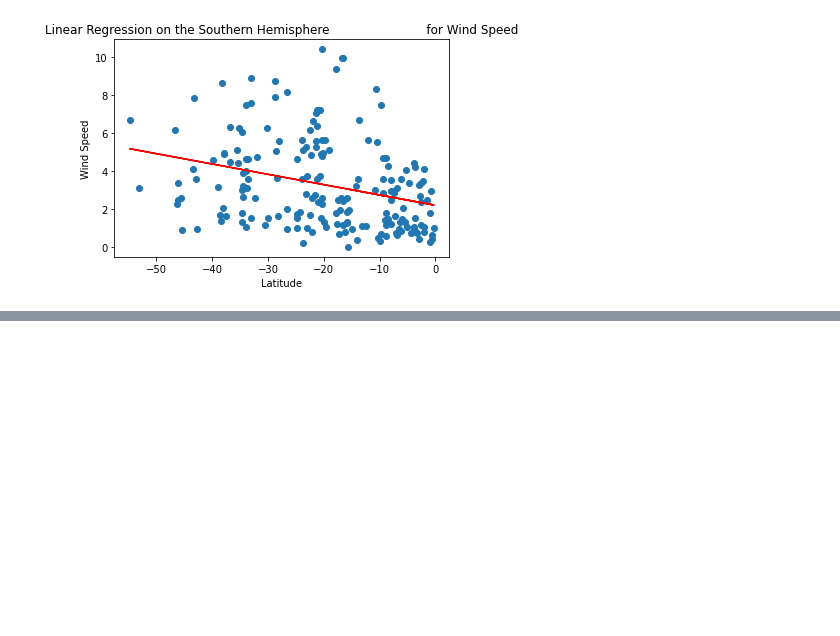
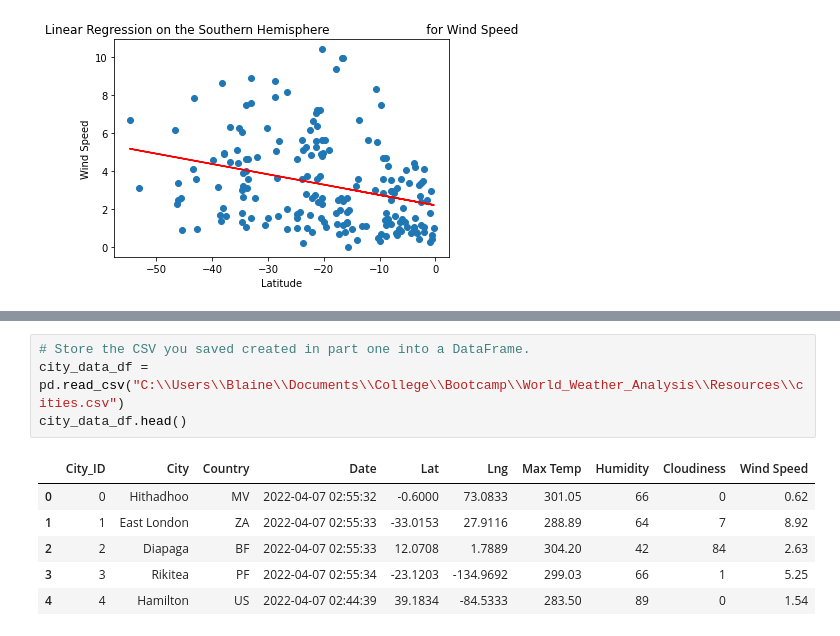
Before and after one commit to BMoreland20/World_Weather_Analysis, a Jupyter notebook: WeatherPy.ipynb, the cells around one changed output, grey strips where cells are left out. Cells and saved outputs as stored; diff of their text form; blank space fills up the shorter version.

```diff
--- a/WeatherPy.ipynb
+++ b/WeatherPy.ipynb
@@ -581,0 +608,11 @@ plot_linear_regression(x_values, y_values,
+# %%
+# Store the CSV you saved created in part one into a DataFrame.
+city_data_df = pd.read_csv("C:\\Users\\Blaine\\Documents\\College\\Bootcamp\\World_Weather_Analysis\\Resources\\cities.csv")
+city_data_df.head()
+# %% [output]
+|  | City_ID | City | Country | Date | Lat | Lng | Max Temp | Humidity | Cloudiness | Wind Speed |
+| 0 | 0 | Hithadhoo | MV | 2022-04-07 02:55:32 | -0.6000 | 73.0833 | 301.05 | 66 | 0 | 0.62 |
+| 1 | 1 | East London | ZA | 2022-04-07 02:55:33 | -33.0153 | 27.9116 | 288.89 | 64 | 7 | 8.92 |
+| 2 | 2 | Diapaga | BF | 2022-04-07 02:55:33 | 12.0708 | 1.7889 | 304.20 | 42 | 84 | 2.63 |
+| 3 | 3 | Rikitea | PF | 2022-04-07 02:55:34 | -23.1203 | -134.9692 | 299.03 | 66 | 1 | 5.25 |
+| 4 | 4 | Hamilton | US | 2022-04-07 02:44:39 | 39.1834 | -84.5333 | 283.50 | 89 | 0 | 1.54 |
```
Also changed, not shown: parts of 2 cells of this notebook.
